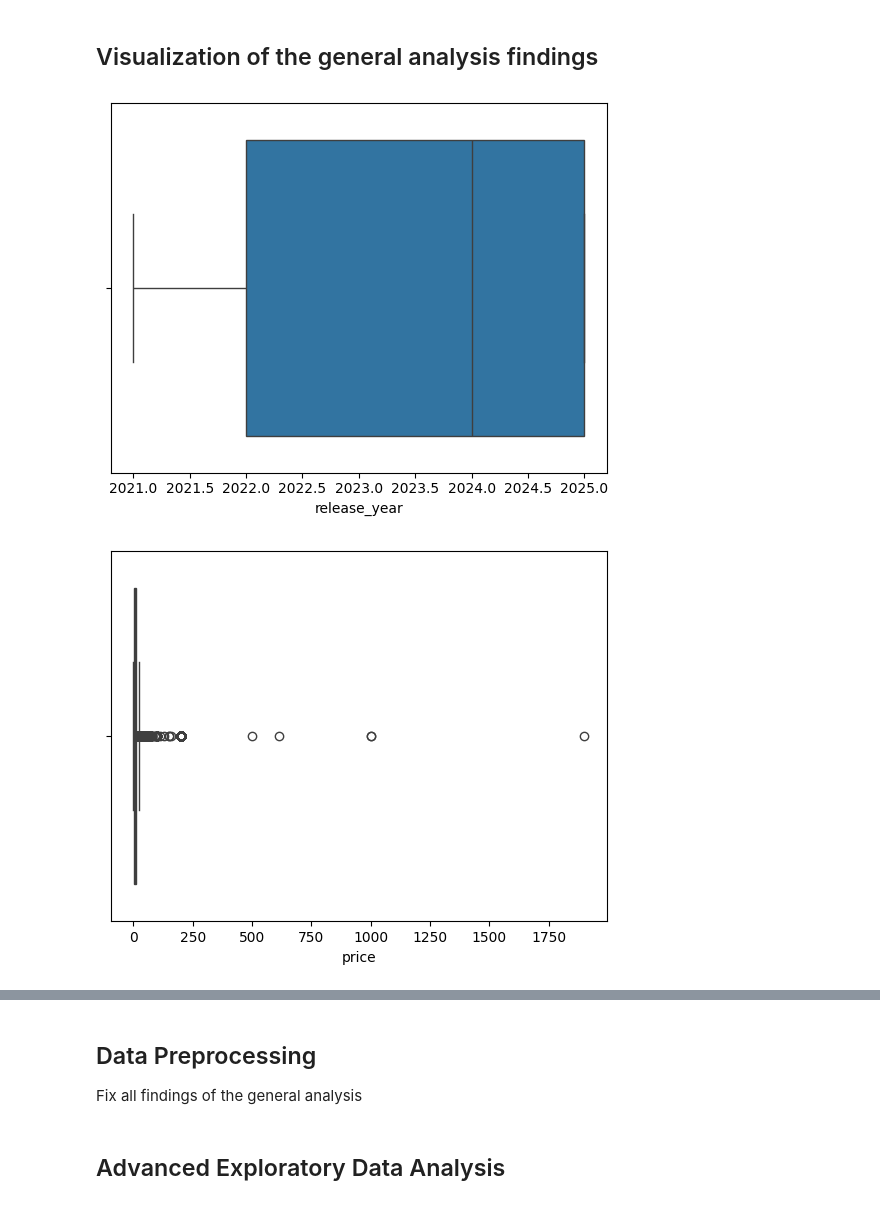
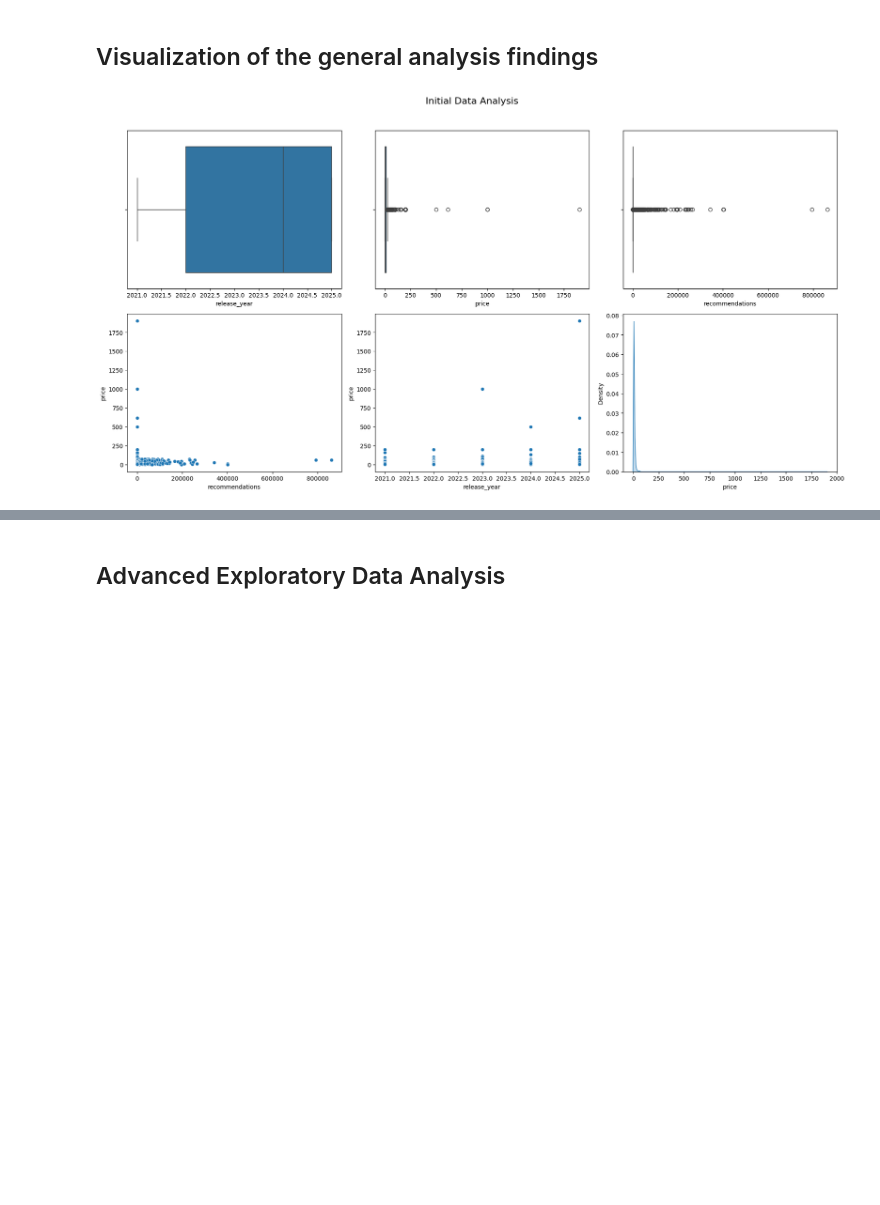
Before and after one commit to MCAlberto55/steam-games-analysis, a Jupyter notebook: notebooks/eda_analysis.ipynb, the cells around one changed output, grey strips where cells are left out. Saved outputs shown, nothing was run; the diff lists cells and outputs as text; code cells hidden in the pictures; blank space fills up the shorter version.

Commit message:
Enhance the visualization of general analysis

```diff
--- a/notebooks/eda_analysis.ipynb
+++ b/notebooks/eda_analysis.ipynb
@@ -150,23 +152,20 @@ Number of games where developer is publisher: 46975
 # %% [markdown]
 ## Visualization of the general analysis findings
 # %%
-sns.boxplot(x=data['release_year'])
+# Generate visualizations
+fig, axes = plt.subplots(2, 3, figsize=(18, 10))
+fig.suptitle('Initial Data Analysis', fontsize=16)
+
+sns.boxplot(x=data['release_year'], ax=axes[0, 0])
+sns.boxplot(x=data['price'], ax=axes[0, 1])
+sns.boxplot(x=data['recommendations'], ax=axes[0, 2])
+
+sns.scatterplot(data=data, x='recommendations', y='price', ax=axes[1, 0])
+sns.scatterplot(data=data, x='release_year', y='price', ax=axes[1, 1])
+
+sns.kdeplot(data=data, x='price', fill=True, ax=axes[1, 2])
+
+plt.tight_layout(rect=[0, 0.03, 1, 0.95])
 plt.show()
-
-sns.boxplot(x=data['price'])
-plt.show()
-
-sns.boxplot(x=data['recommendations'])
-plt.show()
-
-sns.scatterplot(x=data['recommendations'], y=data['price'])
-plt.show()
-
-sns.scatterplot(x=data['release_year'], y=data['price'])
-plt.show()
-
-sns.kdeplot(x=data['price'] , fill=True)
-plt.show()
 # %% [output]
-[figure, old version]
+[figure, new version]
-[figure, removed]
@@ -177,6 +172,3 @@ plt.show()
-# %% [markdown]
-## Data Preprocessing
-Fix all findings of the general analysis
 # %% [markdown]
 ## Advanced Exploratory Data Analysis
 # %%
```
Also changed, not shown: parts of 3 cells of this notebook.
